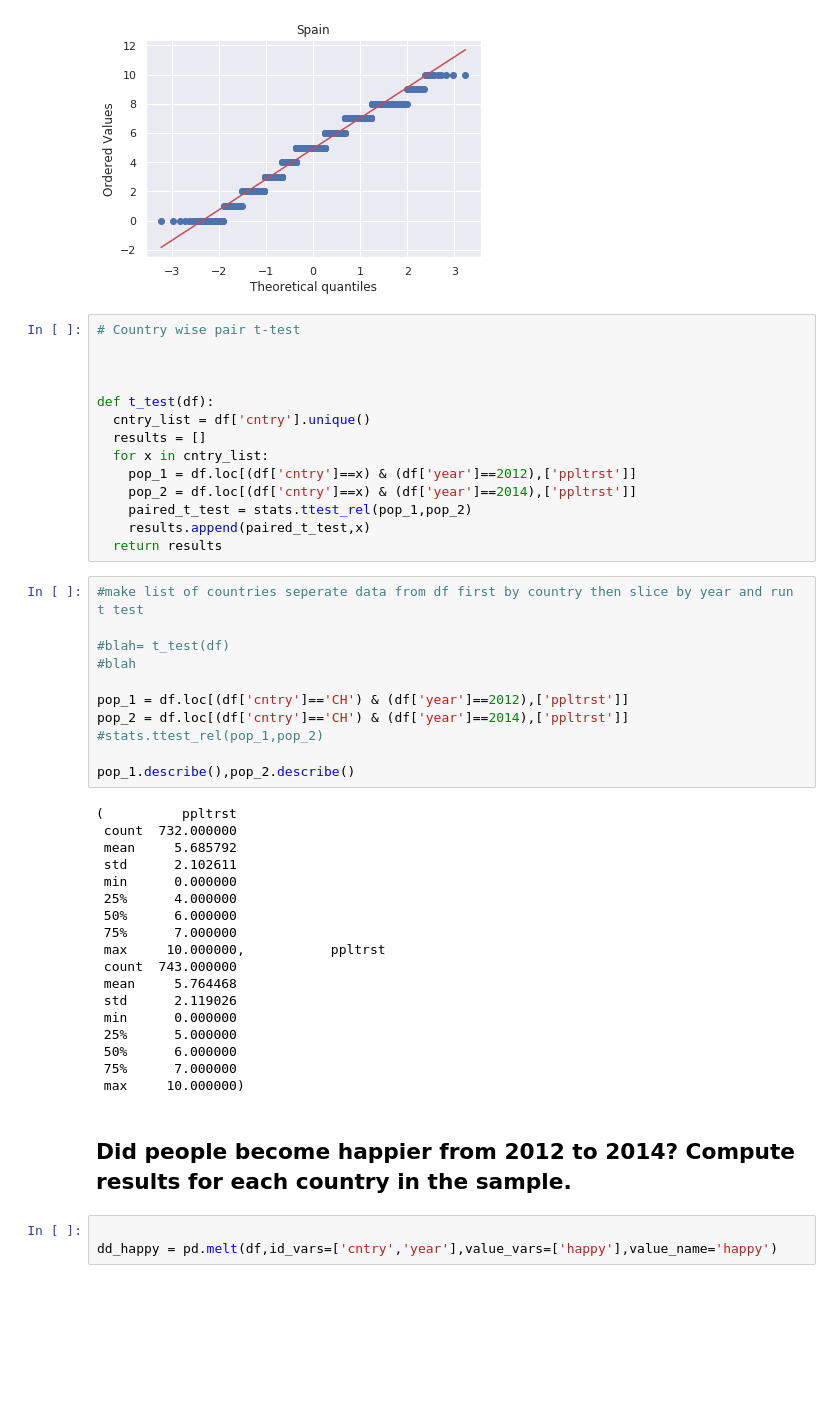
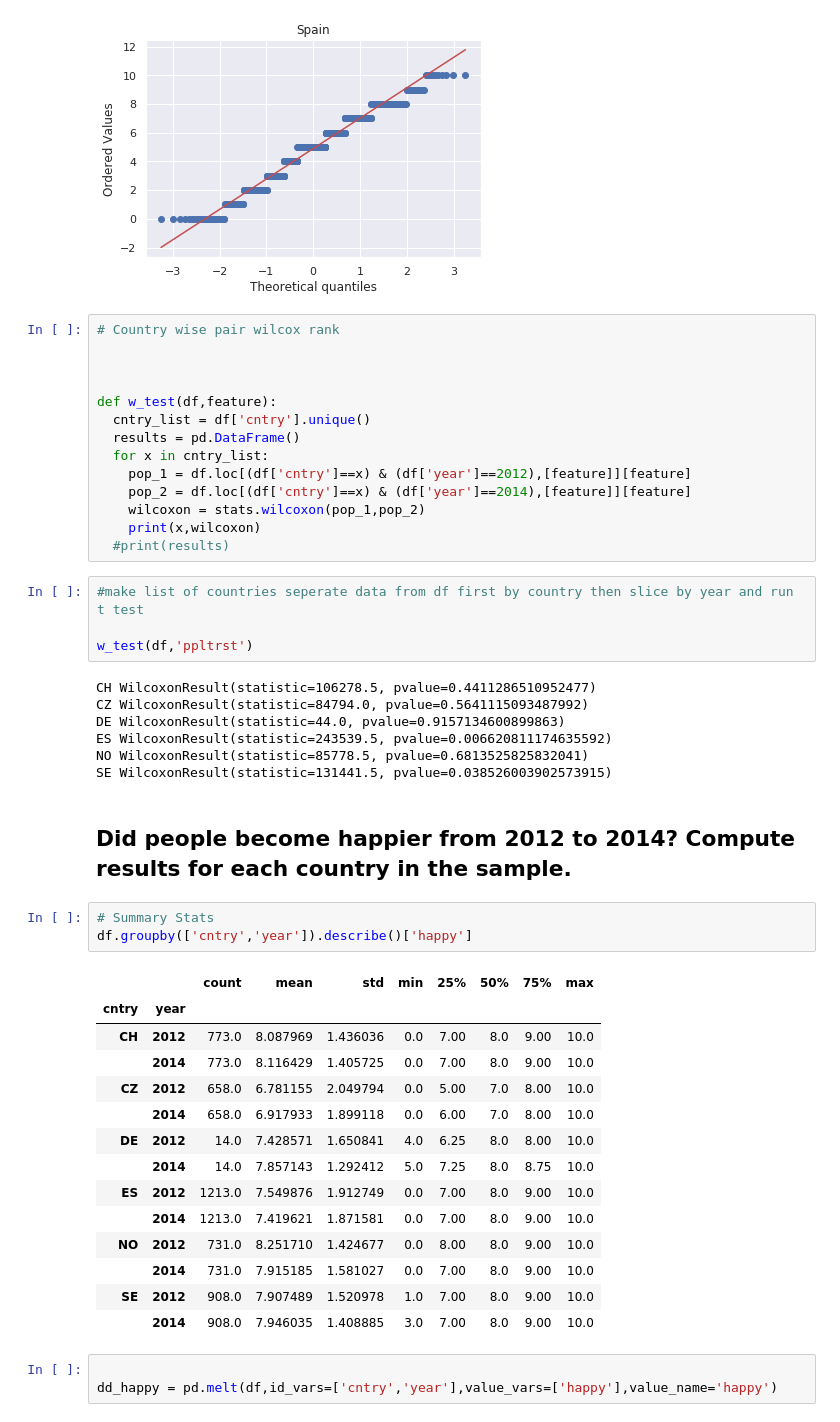
Before and after one commit to zdwhite/Thinkful-Unit-5, a Jupyter notebook: Challenge_What_test_to_use.ipynb, the cells around one changed output. Drawn from its saved outputs; the diff is of its cells as text; blank space fills up the shorter version.

```diff
--- a/Challenge_What_test_to_use.ipynb
+++ b/Challenge_What_test_to_use.ipynb
@@ -162,46 +228,28 @@ plt.show()
 [figure]
 [figure]
 # %%
-# Country wise pair t-test
+# Country wise pair wilcox rank
 
 
 
-def t_test(df):
+def w_test(df,feature):
   cntry_list = df['cntry'].unique()
-  results = []
+  results = pd.DataFrame()
   for x in cntry_list:
-    pop_1 = df.loc[(df['cntry']==x) & (df['year']==2012),['ppltrst']]
-    pop_2 = df.loc[(df['cntry']==x) & (df['year']==2014),['ppltrst']]
-    paired_t_test = stats.ttest_rel(pop_1,pop_2)
-    results.append(paired_t_test,x)
-  return results
+    pop_1 = df.loc[(df['cntry']==x) & (df['year']==2012),[feature]][feature]
+    pop_2 = df.loc[(df['cntry']==x) & (df['year']==2014),[feature]][feature]
+    wilcoxon = stats.wilcoxon(pop_1,pop_2)
+    print(x,wilcoxon)
+  #print(results)
 # %%
 #make list of countries seperate data from df first by country then slice by year and run t test
 
-#blah= t_test(df)
-#blah
-
-pop_1 = df.loc[(df['cntry']=='CH') & (df['year']==2012),['ppltrst']]
-pop_2 = df.loc[(df['cntry']=='CH') & (df['year']==2014),['ppltrst']]
-#stats.ttest_rel(pop_1,pop_2)
-
-pop_1.describe(),pop_2.describe()
+w_test(df,'ppltrst')
 # %% [output]
-(          ppltrst
- count  732.000000
- mean     5.685792
- std      2.102611
- min      0.000000
- 25%      4.000000
- 50%      6.000000
- 75%      7.000000
- max     10.000000,           ppltrst
- count  743.000000
- mean     5.764468
- std      2.119026
- min      0.000000
- 25%      5.000000
- 50%      6.000000
- 75%      7.000000
- max     10.000000)
+CH WilcoxonResult(statistic=106278.5, pvalue=0.4411286510952477)
+CZ WilcoxonResult(statistic=84794.0, pvalue=0.5641115093487992)
+DE WilcoxonResult(statistic=44.0, pvalue=0.9157134600899863)
+ES WilcoxonResult(statistic=243539.5, pvalue=0.006620811174635592)
+NO WilcoxonResult(statistic=85778.5, pvalue=0.6813525825832041)
+SE WilcoxonResult(statistic=131441.5, pvalue=0.038526003902573915)
 # %% [markdown]
@@ -213,4 +256,22 @@ pop_1.describe(),pop_2.describe()
 ## Did people become happier from 2012 to 2014? Compute results for each country in the sample.
+# %%
+# Summary Stats
+df.groupby(['cntry','year']).describe()['happy']
+# %% [output]
+|  |  | count | mean | std | min | 25% | 50% | 75% | max |
+| cntry | year |  |  |  |  |  |  |  |  |
+| CH | 2012 | 773.0 | 8.087969 | 1.436036 | 0.0 | 7.00 | 8.0 | 9.00 | 10.0 |
+|  | 2014 | 773.0 | 8.116429 | 1.405725 | 0.0 | 7.00 | 8.0 | 9.00 | 10.0 |
+| CZ | 2012 | 658.0 | 6.781155 | 2.049794 | 0.0 | 5.00 | 7.0 | 8.00 | 10.0 |
+|  | 2014 | 658.0 | 6.917933 | 1.899118 | 0.0 | 6.00 | 7.0 | 8.00 | 10.0 |
+| DE | 2012 | 14.0 | 7.428571 | 1.650841 | 4.0 | 6.25 | 8.0 | 8.00 | 10.0 |
+|  | 2014 | 14.0 | 7.857143 | 1.292412 | 5.0 | 7.25 | 8.0 | 8.75 | 10.0 |
+| ES | 2012 | 1213.0 | 7.549876 | 1.912749 | 0.0 | 7.00 | 8.0 | 9.00 | 10.0 |
+|  | 2014 | 1213.0 | 7.419621 | 1.871581 | 0.0 | 7.00 | 8.0 | 9.00 | 10.0 |
+| NO | 2012 | 731.0 | 8.251710 | 1.424677 | 0.0 | 8.00 | 8.0 | 9.00 | 10.0 |
+|  | 2014 | 731.0 | 7.915185 | 1.581027 | 0.0 | 7.00 | 8.0 | 9.00 | 10.0 |
+| SE | 2012 | 908.0 | 7.907489 | 1.520978 | 1.0 | 7.00 | 8.0 | 9.00 | 10.0 |
+|  | 2014 | 908.0 | 7.946035 | 1.408885 | 3.0 | 7.00 | 8.0 | 9.00 | 10.0 |
 # %%
 
 dd_happy = pd.melt(df,id_vars=['cntry','year'],value_vars=['happy'],value_name='happy')
```
Also changed, not shown: parts of 14 cells of this notebook.
